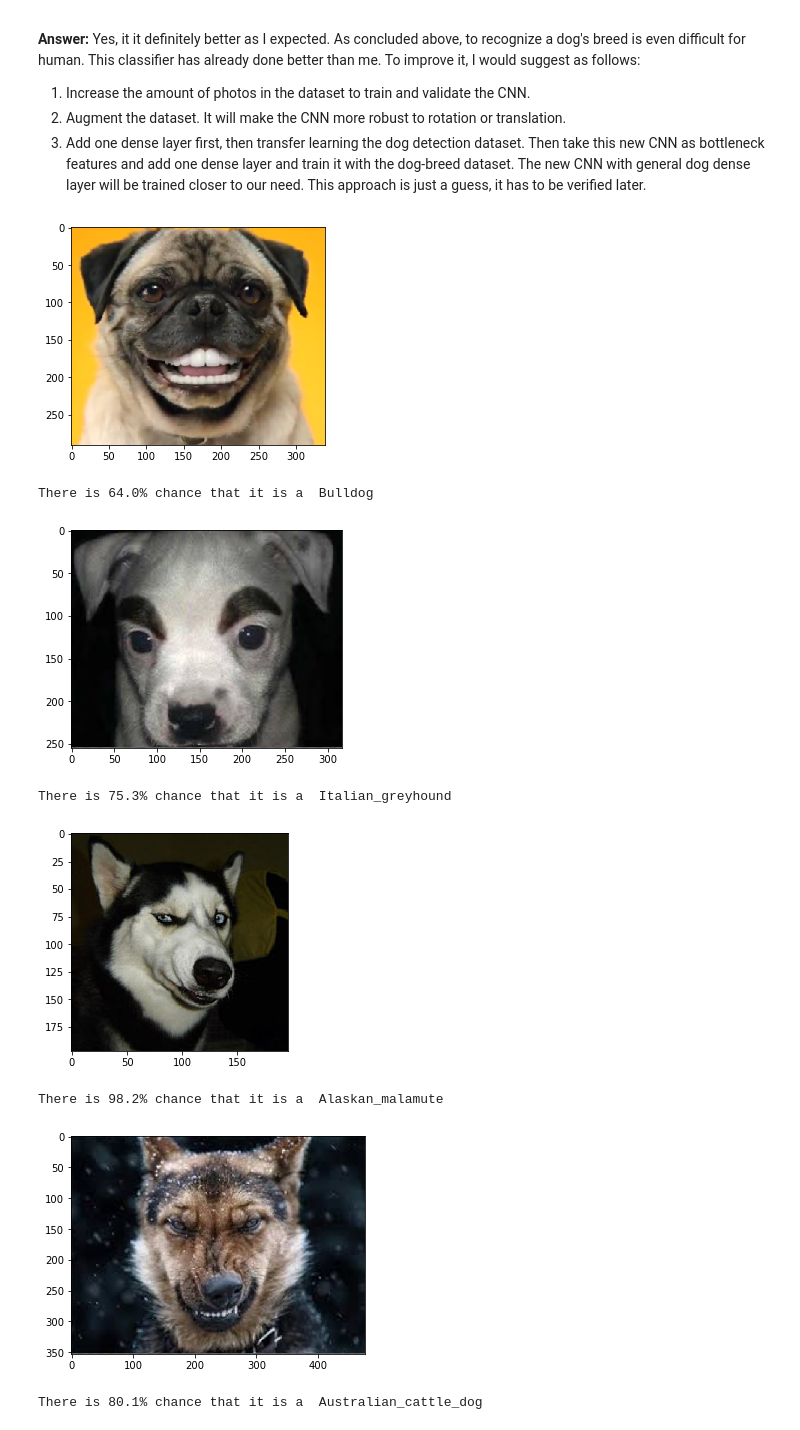
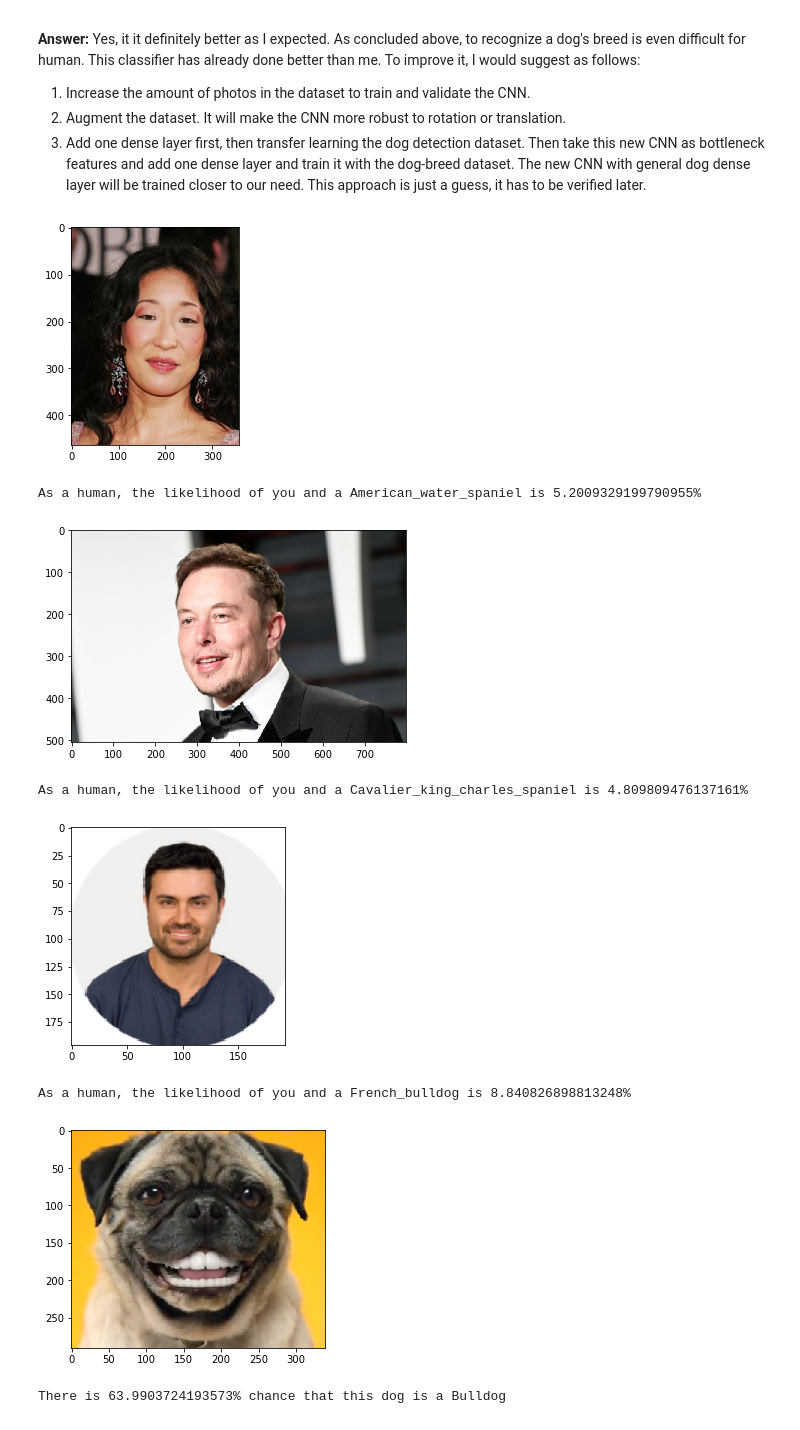
Before and after one commit to Naiqus/dog-project, a Jupyter notebook: dog_app.ipynb, the cells around one changed output. Saved outputs shown, nothing was run; the diff lists cells and outputs as text; code cells hidden in the pictures.

```diff
--- a/dog_app.ipynb
+++ b/dog_app.ipynb
@@ -719,7 +727,7 @@ def detect_breed(path_to_selected_image):
     # compute predicted dog breed
     dog_predict = model.predict(feature)
     dog_index = np.argmax(dog_predict)
-    likelihood = dog_likelihoods[-1,dog_index]
+    likelihood = dog_predict[-1,dog_index]
 
     # return both description and likelihood
     return dog_names[dog_index], likelihood
@@ -762,14 +770,14 @@ def show_breed(path_to_selected_image):
     # show the picture
     show_image(path_to_selected_image)
 
-    (breed, likelihood) = predict_breed(path_to_selected_image)
+    (breed, likelihood) = detect_breed(path_to_selected_image)
 
     if face_detector(path_to_selected_image):
-        print('The likelihood of you and %s is %.1f%%' % breed, (likelihood * 100))
+        print('As a human, the likelihood of you and a {0} is {1}%'.format(breed, (likelihood * 100)))
     elif dog_detector(path_to_selected_image):
-        print('There is %.1f%% chance that it is a ' % (100 * likelihood) , breed)
+        print('There is {0}% chance that this dog is a {1}'.format((100 * likelihood) , breed))
     else:
-        print('Can not detect human or dog in this picture!')
+        print('It seems it is neither human nor dog!')
 # %% [markdown]
 ---
 <a id='step7'></a>
@@ -792,26 +800,26 @@ Yes, it it definitely better as I expected. As concluded above, to recognize a d
 # %%
 ## TODO: Execute your algorithm from Step 6 on
 ## at least 6 images on your computer.
 ## Feel free to use as many code cells as needed.
 
 #show_breed('images/American_water_spaniel_00648.jpg')
 #show_breed('images/Curly-coated_retriever_03896.jpg')
 
 # show_breed('images/own/me.png')
-# show_breed('images/own/mirko.png')
-# show_breed('images/own/felix.png')
-# show_breed('images/own/tozzi.png')
+show_breed('images/own/girl.png')
+show_breed('images/own/musk.png')
+show_breed('images/own/luis.png')
 show_breed('images/own/dog1.png')
 show_breed('images/own/dog2.png')
 show_breed('images/own/dog3.png')
 show_breed('images/own/dog4.png')
-show_breed('images/own/dog5.png')
+show_breed('images/own/fox.png')
 # %% [output]
-[figure, old version]
+[figure, new version]
-There is 64.0% chance that it is a  Bulldog
+As a human, the likelihood of you and a American_water_spaniel is 5.2009329199790955%
-[figure, old version]
+[figure, new version]
-There is 75.3% chance that it is a  Italian_greyhound
+As a human, the likelihood of you and a Cavalier_king_charles_spaniel is 4.809809476137161%
-[figure, old version]
+[figure, new version]
-There is 98.2% chance that it is a  Alaskan_malamute
+As a human, the likelihood of you and a French_bulldog is 8.840826898813248%
-[figure, old version]
+[figure, new version]
-There is 80.1% chance that it is a  Australian_cattle_dog
+There is 63.9903724193573% chance that this dog is a Bulldog
```
Also changed, not shown: parts of 6 cells of this notebook, 8 other files.
